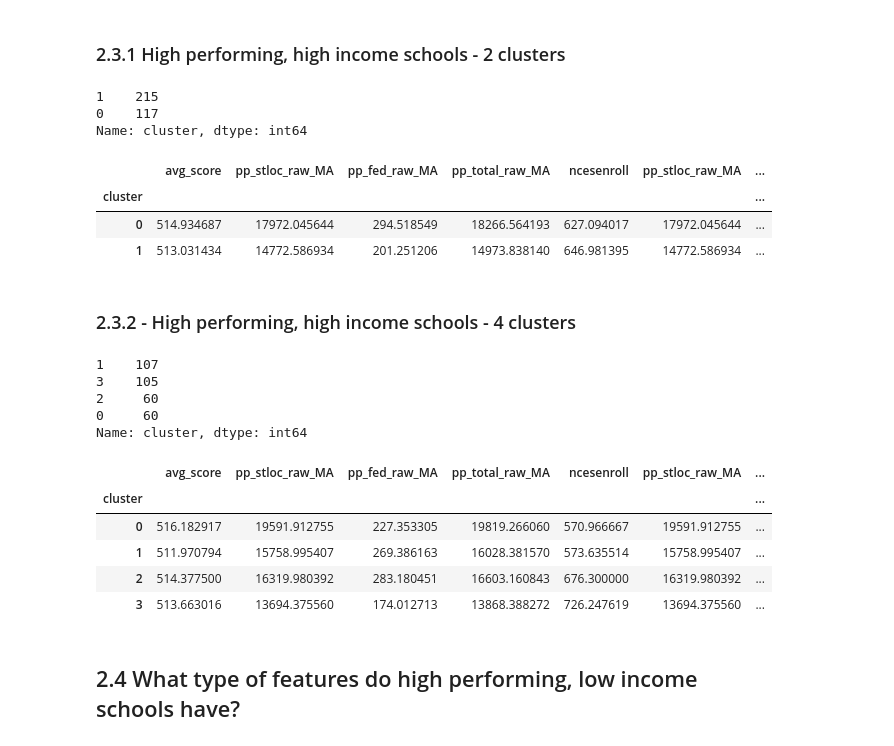
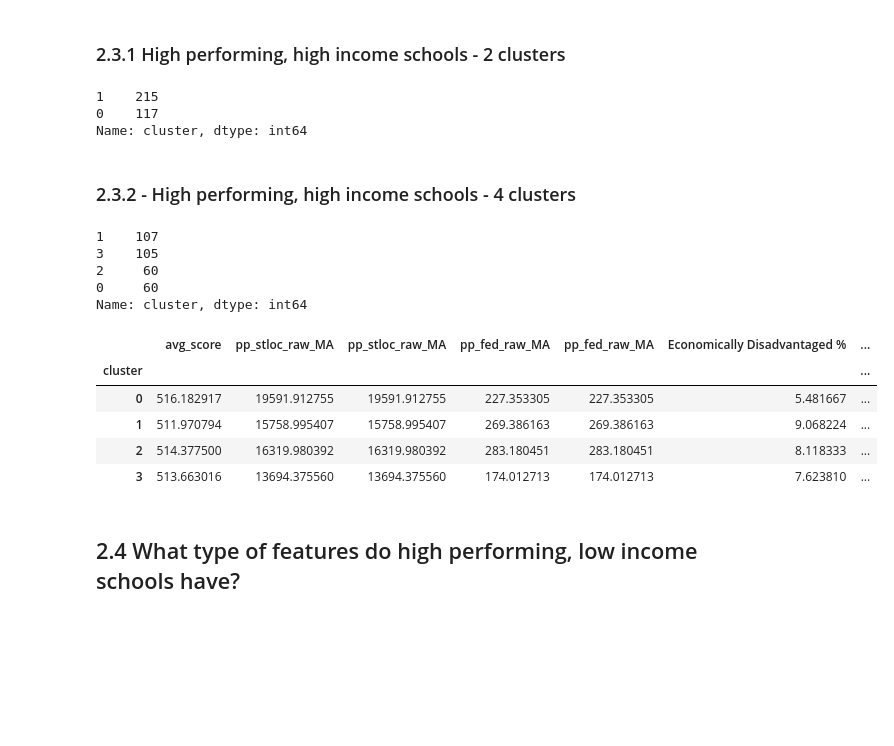
Before and after one commit to alexcraig043/qss-20-final-project, a Jupyter notebook: src/code/02_cluster_analysis.ipynb, the cells around one changed output. Saved outputs shown, nothing was run; the diff lists cells and outputs as text; code cells hidden in the pictures; blank space fills up the shorter version.

```diff
--- a/src/code/02_cluster_analysis.ipynb
+++ b/src/code/02_cluster_analysis.ipynb
@@ -159,37 +159,37 @@ income_threshold = master_df['Economically Disadvantaged %'].quantile(0.3)
 filtered_df = master_df[(master_df['avg_score'] >= score_threshold) & (master_df['Economically Disadvantaged %'] <= income_threshold)]
 
 cluster = kmeans_func(2, filtered_df)
-cluster[['avg_score', 'pp_stloc_raw_MA', 'pp_fed_raw_MA', 'High Needs #.1', 'African American', 'Asian', 'Hispanic', 'White', 'avg_salary_teachers']]
+cluster[['avg_score', 'pp_stloc_raw_MA', 'pp_fed_raw_MA', 'Economically Disadvantaged %', 'African American', 'Asian', 'Hispanic', 'White', 'avg_salary_teachers']]
+
+# Save as latex
+with open('../output/highperforming_highincome_cluster.tex', 'w') as tf:
+    tf.write(cluster[['avg_score', 'pp_stloc_raw_MA', 'pp_fed_raw_MA', 'Economically Disadvantaged %', 'African American', 'Asian', 'Hispanic', 'White', 'avg_salary_teachers']].to_latex())
 # %% [output]
 1    215
 0    117
 Name: cluster, dtype: int64
-|  | avg_score | pp_stloc_raw_MA | pp_fed_raw_MA | pp_total_raw_MA | ncesenroll | pp_stloc_raw_MA | ... |
-| cluster |  |  |  |  |  |  | ... |
-| 0 | 514.934687 | 17972.045644 | 294.518549 | 18266.564193 | 627.094017 | 17972.045644 | ... |
-| 1 | 513.031434 | 14772.586934 | 201.251206 | 14973.838140 | 646.981395 | 14772.586934 | ... |
 # %% [markdown]
 ### 2.3.2 - High performing, high income schools - 4 clusters
 # %%
 # filter dataframe to only high performing, high income
 score_threshold = master_df['avg_score'].quantile(0.7)
 income_threshold = master_df['Economically Disadvantaged %'].quantile(0.3)
 filtered_df = master_df[(master_df['avg_score'] >= score_threshold) & (master_df['Economically Disadvantaged %'] <= income_threshold)]
 
 cluster = kmeans_func(4, filtered_df)
-cluster[['avg_score', 'pp_stloc_raw_MA', 'pp_fed_raw_MA', 'High Needs #.1', 'African American', 'Asian', 'Hispanic', 'White', 'avg_salary_teachers']]
+cluster[['avg_score', 'pp_stloc_raw_MA', 'pp_fed_raw_MA', 'Economically Disadvantaged %', 'African American', 'Asian', 'Hispanic', 'White', 'avg_salary_teachers']]
 # %% [output]
 1    107
 3    105
 2     60
 0     60
 Name: cluster, dtype: int64
-|  | avg_score | pp_stloc_raw_MA | pp_fed_raw_MA | pp_total_raw_MA | ncesenroll | pp_stloc_raw_MA | ... |
+|  | avg_score | pp_stloc_raw_MA | pp_stloc_raw_MA | pp_fed_raw_MA | pp_fed_raw_MA | Economically Disadvantaged % | ... |
 | cluster |  |  |  |  |  |  | ... |
-| 0 | 516.182917 | 19591.912755 | 227.353305 | 19819.266060 | 570.966667 | 19591.912755 | ... |
-| 1 | 511.970794 | 15758.995407 | 269.386163 | 16028.381570 | 573.635514 | 15758.995407 | ... |
-| 2 | 514.377500 | 16319.980392 | 283.180451 | 16603.160843 | 676.300000 | 16319.980392 | ... |
-| 3 | 513.663016 | 13694.375560 | 174.012713 | 13868.388272 | 726.247619 | 13694.375560 | ... |
+| 0 | 516.182917 | 19591.912755 | 19591.912755 | 227.353305 | 227.353305 | 5.481667 | ... |
+| 1 | 511.970794 | 15758.995407 | 15758.995407 | 269.386163 | 269.386163 | 9.068224 | ... |
+| 2 | 514.377500 | 16319.980392 | 16319.980392 | 283.180451 | 283.180451 | 8.118333 | ... |
+| 3 | 513.663016 | 13694.375560 | 13694.375560 | 174.012713 | 174.012713 | 7.623810 | ... |
 # %% [markdown]
 ## 2.4 What type of features do high performing, low income schools have?
 # %%
```
Also changed, not shown: parts of 6 cells of this notebook, 5 other files.
